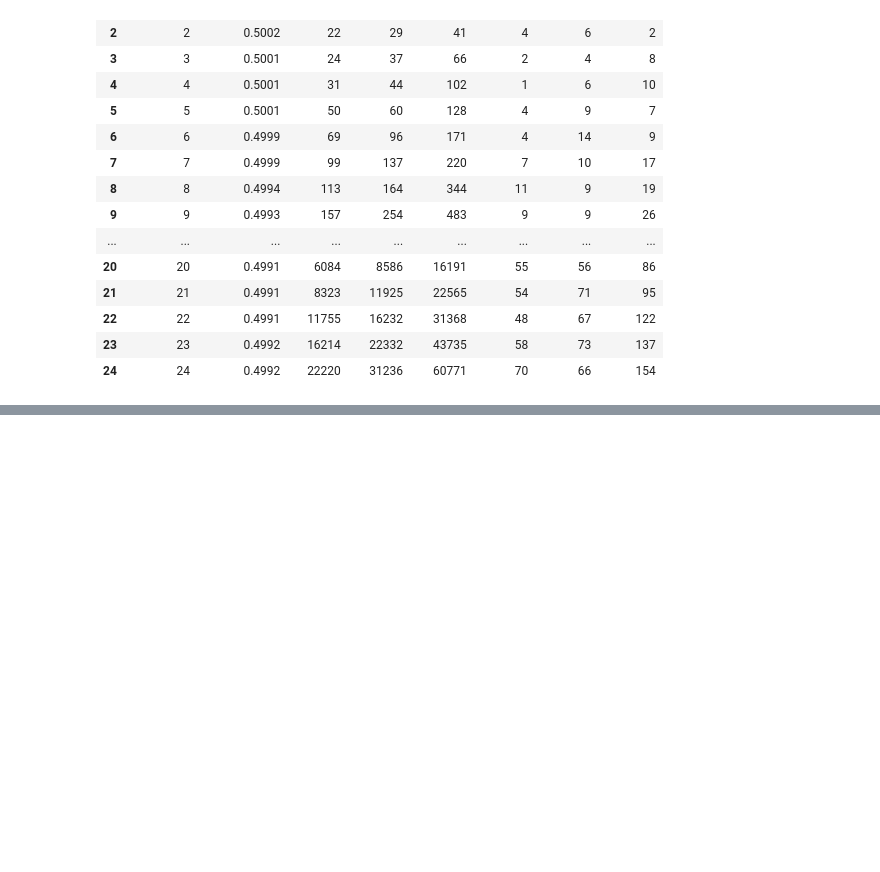
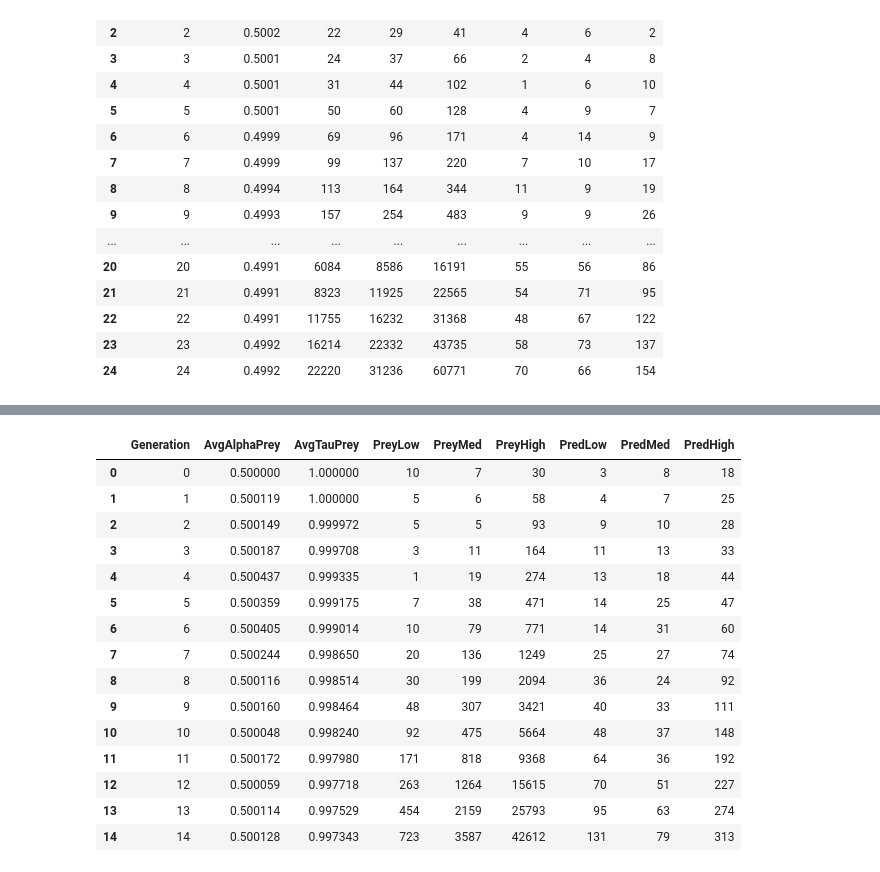
Before and after one commit to CS361-S25/final-project-euwing, a Jupyter notebook: plots.ipynb, the cells around one changed output, grey strips where cells are left out. Saved outputs shown, nothing was run; the diff lists cells and outputs as text; code cells hidden in the pictures; blank space fills up the shorter version.

```diff
--- a/plots.ipynb
+++ b/plots.ipynb
@@ -37,0 +40,20 @@ Text(0, 0.5, 'Prey Population')
+# %%
+kp1= pd.read_csv('/Users/aviannceeuwing/final-project-euwing/Data/ideal_shift_kp_0.02.csv')
+kp1
+# %% [output]
+|  | Generation | AvgAlphaPrey | AvgTauPrey | PreyLow | PreyMed | PreyHigh | PredLow | PredMed | PredHigh |
+| 0 | 0 | 0.500000 | 1.000000 | 10 | 7 | 30 | 3 | 8 | 18 |
+| 1 | 1 | 0.500119 | 1.000000 | 5 | 6 | 58 | 4 | 7 | 25 |
+| 2 | 2 | 0.500149 | 0.999972 | 5 | 5 | 93 | 9 | 10 | 28 |
+| 3 | 3 | 0.500187 | 0.999708 | 3 | 11 | 164 | 11 | 13 | 33 |
+| 4 | 4 | 0.500437 | 0.999335 | 1 | 19 | 274 | 13 | 18 | 44 |
+| 5 | 5 | 0.500359 | 0.999175 | 7 | 38 | 471 | 14 | 25 | 47 |
+| 6 | 6 | 0.500405 | 0.999014 | 10 | 79 | 771 | 14 | 31 | 60 |
+| 7 | 7 | 0.500244 | 0.998650 | 20 | 136 | 1249 | 25 | 27 | 74 |
+| 8 | 8 | 0.500116 | 0.998514 | 30 | 199 | 2094 | 36 | 24 | 92 |
+| 9 | 9 | 0.500160 | 0.998464 | 48 | 307 | 3421 | 40 | 33 | 111 |
+| 10 | 10 | 0.500048 | 0.998240 | 92 | 475 | 5664 | 48 | 37 | 148 |
+| 11 | 11 | 0.500172 | 0.997980 | 171 | 818 | 9368 | 64 | 36 | 192 |
+| 12 | 12 | 0.500059 | 0.997718 | 263 | 1264 | 15615 | 70 | 51 | 227 |
+| 13 | 13 | 0.500114 | 0.997529 | 454 | 2159 | 25793 | 95 | 63 | 274 |
+| 14 | 14 | 0.500128 | 0.997343 | 723 | 3587 | 42612 | 131 | 79 | 313 |
```
Also changed, not shown: parts of 9 cells of this notebook, 19 other files.
